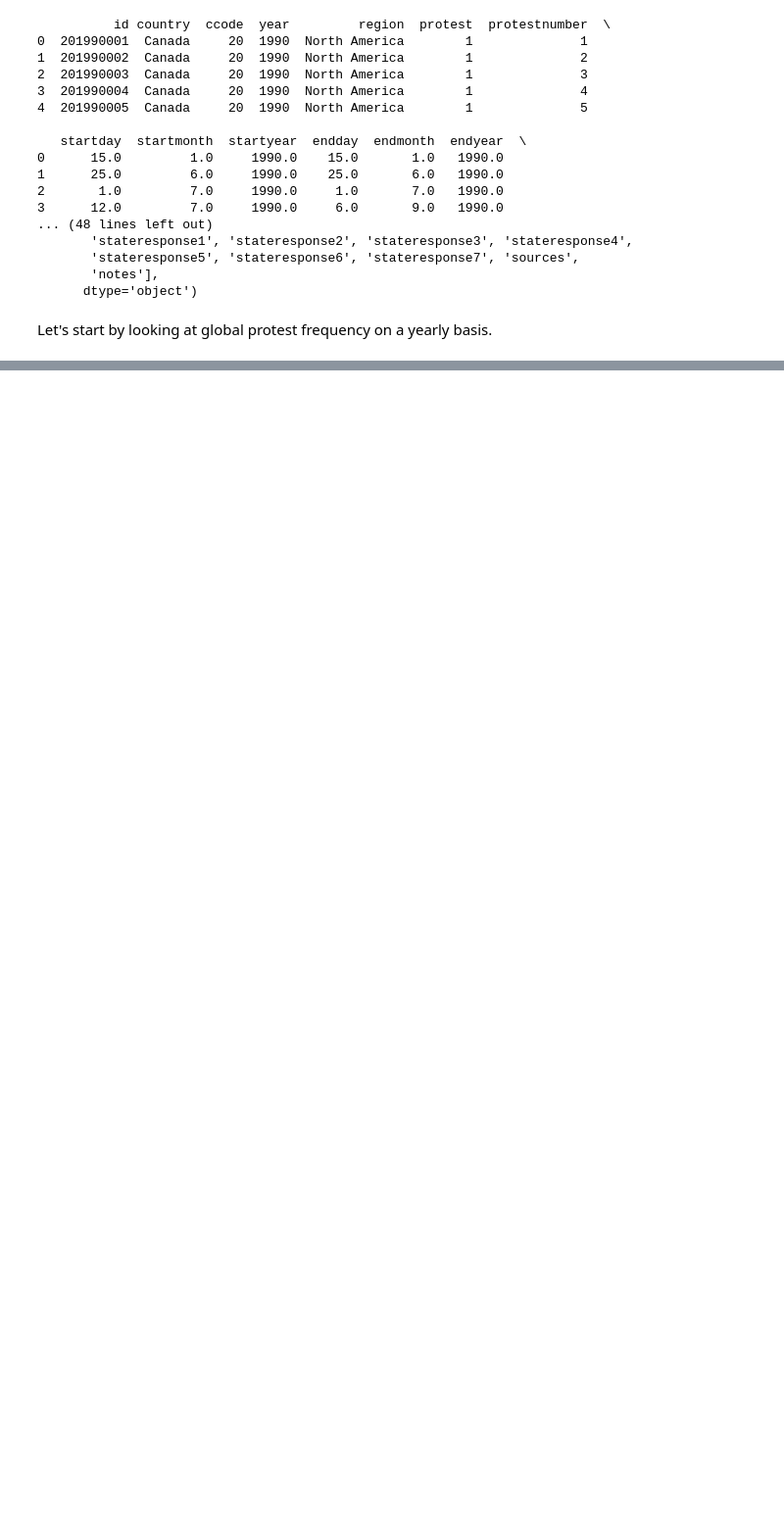
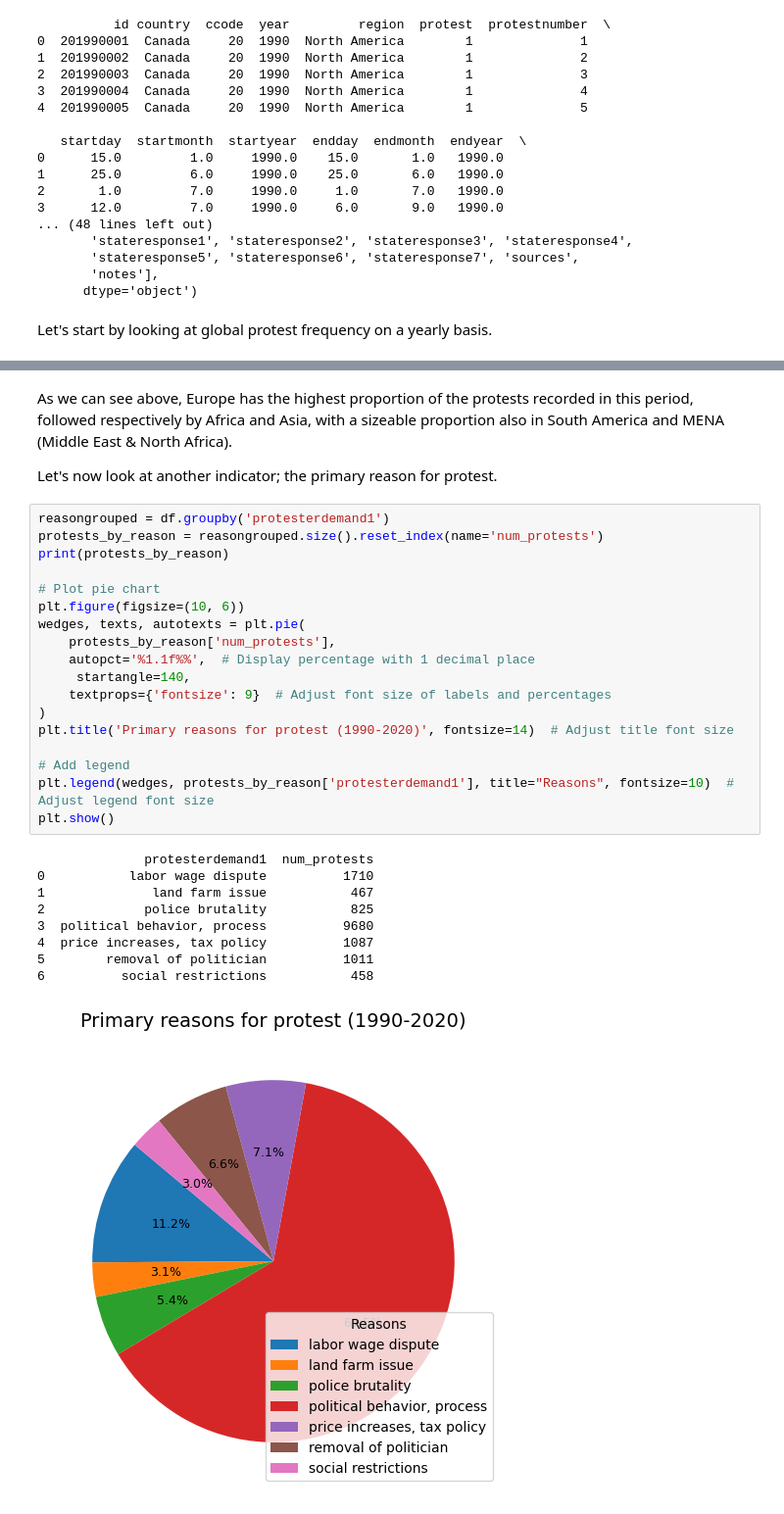
Before and after one commit to MylesHenehan/pfda, a Jupyter notebook: project/project.ipynb, the cells around one changed output, grey strips where cells are left out. Shown at 98% size. Saved outputs shown, nothing was run; the diff lists cells and outputs as text; blank space fills up the shorter version.

```diff
--- a/project/project.ipynb
+++ b/project/project.ipynb
@@ -135,0 +147,32 @@ plt.show()
+# %% [markdown]
+As we can see above, Europe has the highest proportion of the protests recorded in this period, followed respectively by Africa and Asia, with a sizeable proportion also in South America and MENA (Middle East & North Africa).
+
+Let's now look at another indicator; the primary reason for protest.
+# %%
+reasongrouped = df.groupby('protesterdemand1')
+protests_by_reason = reasongrouped.size().reset_index(name='num_protests')
+print(protests_by_reason)
+
+# Plot pie chart
+plt.figure(figsize=(10, 6))
+wedges, texts, autotexts = plt.pie(
+    protests_by_reason['num_protests'],
+    autopct='%1.1f%%',  # Display percentage with 1 decimal place
+     startangle=140,
+    textprops={'fontsize': 9}  # Adjust font size of labels and percentages
+)
+plt.title('Primary reasons for protest (1990-2020)', fontsize=14)  # Adjust title font size
+
+# Add legend
+plt.legend(wedges, protests_by_reason['protesterdemand1'], title="Reasons", fontsize=10)  # Adjust legend font size
+plt.show()
+# %% [output]
+              protesterdemand1  num_protests
+0           labor wage dispute          1710
+1              land farm issue           467
+2             police brutality           825
+3  political behavior, process          9680
+4  price increases, tax policy          1087
+5        removal of politician          1011
+6          social restrictions           458
+[figure, added]
```
Also changed, not shown: parts of 7 cells of this notebook, 1 other file.
